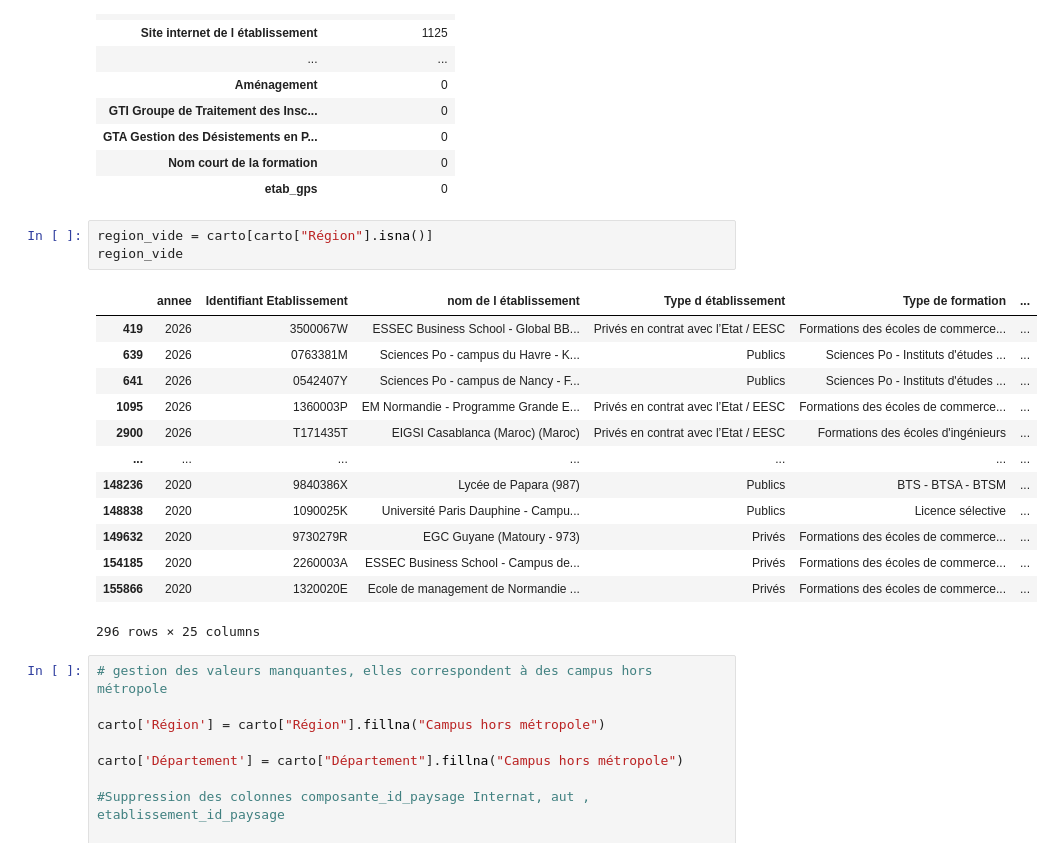
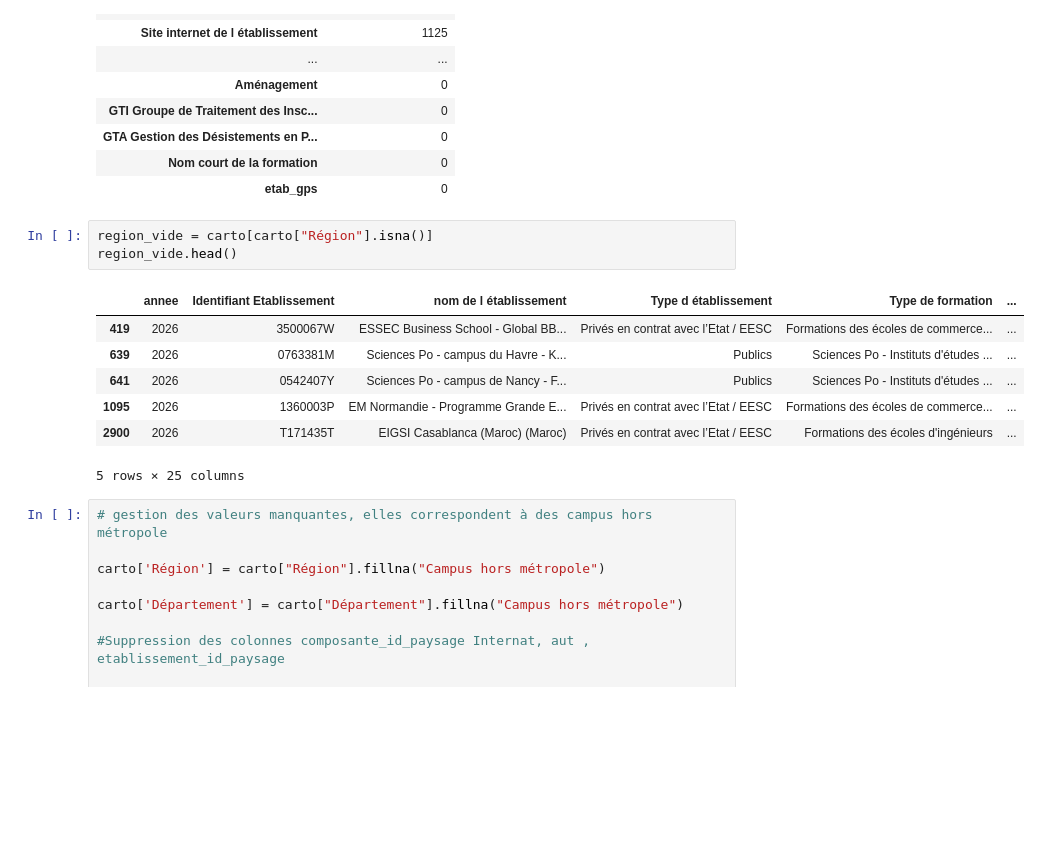
Before and after one commit to laura-lucchini/Analyse-Parcoursup, a Jupyter notebook: projet_parcoursup.ipynb, the cells around one changed output. Cells and saved outputs as stored; diff of their text form; blank space fills up the shorter version.

```diff
--- a/projet_parcoursup.ipynb
+++ b/projet_parcoursup.ipynb
@@ -120,21 +120,15 @@ valeurs_manquantes
 | etab_gps | 0 |
 # %%
 region_vide = carto[carto["Région"].isna()]
-region_vide
+region_vide.head()
 # %% [output]
 |  | annee | Identifiant Etablissement | nom de l établissement | Type d établissement | Type de formation | ... |
 | 419 | 2026 | 3500067W | ESSEC Business School - Global BB... | Privés en contrat avec l’Etat / EESC | Formations des écoles de commerce... | ... |
 | 639 | 2026 | 0763381M | Sciences Po - campus du Havre - K... | Publics | Sciences Po - Instituts d'études ... | ... |
 | 641 | 2026 | 0542407Y | Sciences Po - campus de Nancy - F... | Publics | Sciences Po - Instituts d'études ... | ... |
 | 1095 | 2026 | 1360003P | EM Normandie - Programme Grande E... | Privés en contrat avec l’Etat / EESC | Formations des écoles de commerce... | ... |
 | 2900 | 2026 | T171435T | EIGSI Casablanca (Maroc) (Maroc) | Privés en contrat avec l’Etat / EESC | Formations des écoles d'ingénieurs | ... |
-| ... | ... | ... | ... | ... | ... | ... |
-| 148236 | 2020 | 9840386X | Lycée de Papara (987) | Publics | BTS - BTSA - BTSM | ... |
-| 148838 | 2020 | 1090025K | Université Paris Dauphine - Campu... | Publics | Licence sélective | ... |
-| 149632 | 2020 | 9730279R | EGC Guyane (Matoury - 973) | Privés | Formations des écoles de commerce... | ... |
-| 154185 | 2020 | 2260003A | ESSEC Business School - Campus de... | Privés | Formations des écoles de commerce... | ... |
-| 155866 | 2020 | 1320020E | Ecole de management de Normandie ... | Privés | Formations des écoles de commerce... | ... |
-296 rows × 25 columns
+5 rows × 25 columns
 # %%
 # gestion des valeurs manquantes, elles correspondent à des campus hors métropole
 
```
Also changed, not shown: parts of 2 cells of this notebook, 2 other files.
